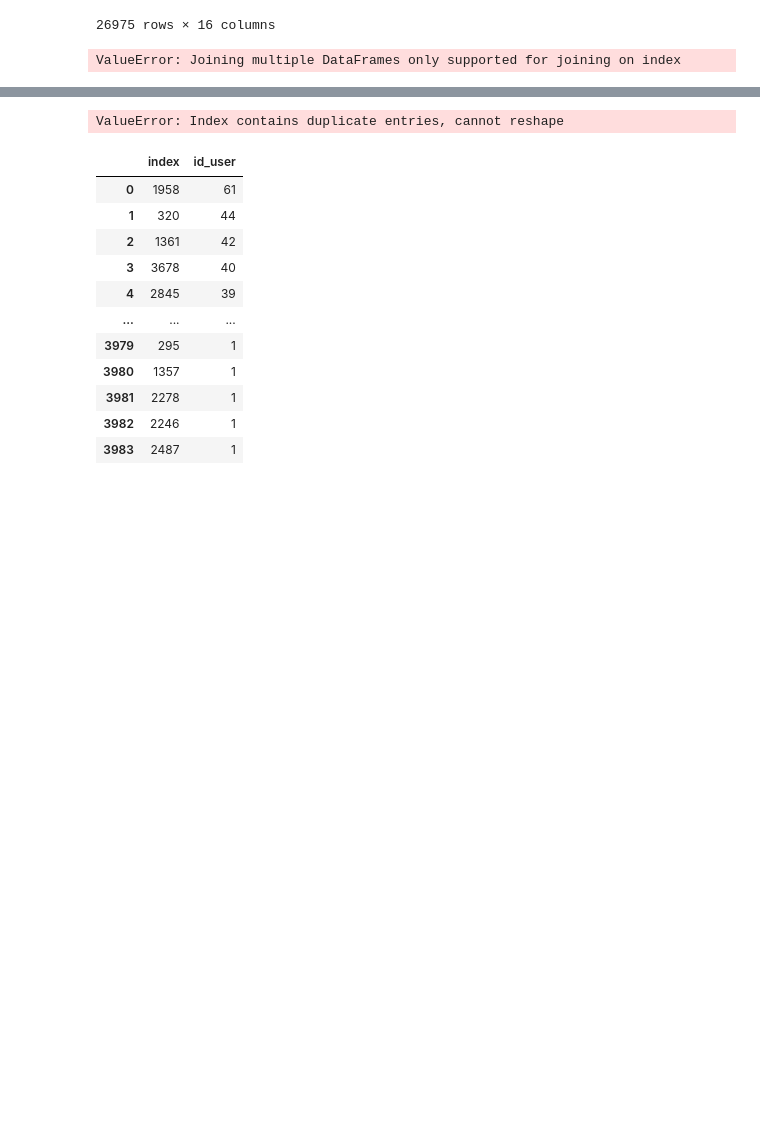
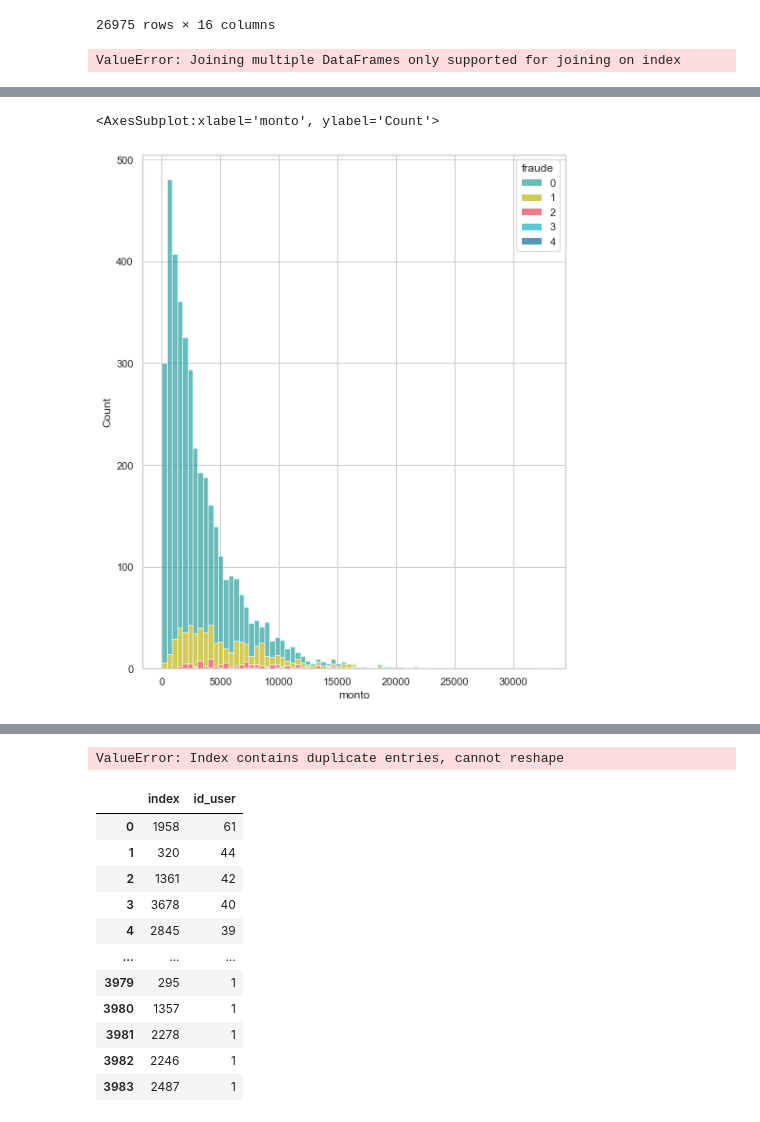
Before and after one commit to ElenaVillano/challenge_rpmx, a Jupyter notebook: notebooks/eda.ipynb, the cells around one changed output, grey strips where cells are left out. Saved outputs shown, nothing was run; the diff lists cells and outputs as text; code cells hidden in the pictures; blank space fills up the shorter version.

```diff
--- a/notebooks/eda.ipynb
+++ b/notebooks/eda.ipynb
@@ -20,6 +20,8 @@ df = pd.read_csv("../data/ds_challenge_apr2021.csv")
 # %%
 df = df.rename(columns={'ID_USER':'id_user'})
 df['fecha'] = pd.to_datetime(df['fecha'])
+# %%
+colores = ['#38A6A5','#99C935','#EDAD08','#ee4d5b', '#4169e1', '#00FFBF','#1C77A3FF']
 # %%
 df
 # %% [output]
@@ -462,0 +518,6 @@ df.groupby('id_user').sum('fraude').head(100)
+# %%
+sns.set(style='whitegrid',rc={'figure.figsize':(8,10)})
+sns.histplot(suma_monto,x='monto',hue='fraude',palette=sns.blend_palette(colores, 5),multiple="stack")
+# %% [output]
+<AxesSubplot:xlabel='monto', ylabel='Count'>
+[figure, added]
```
Also changed, not shown: parts of 19 cells of this notebook.
